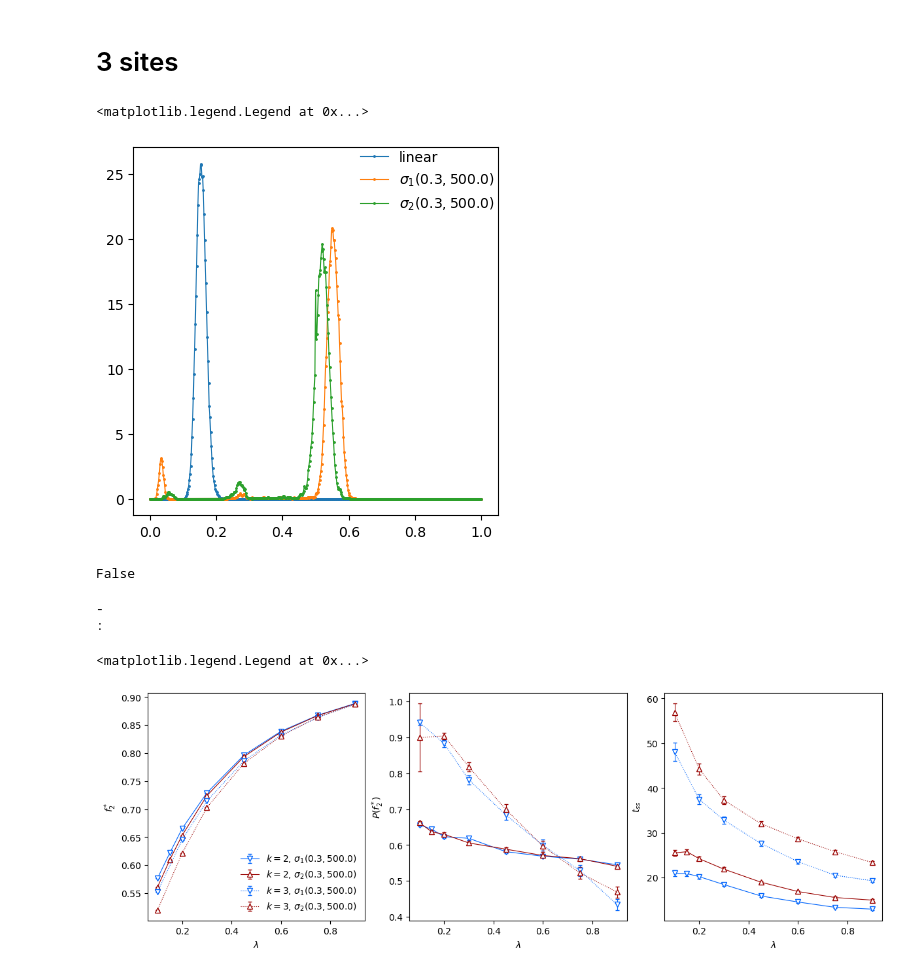
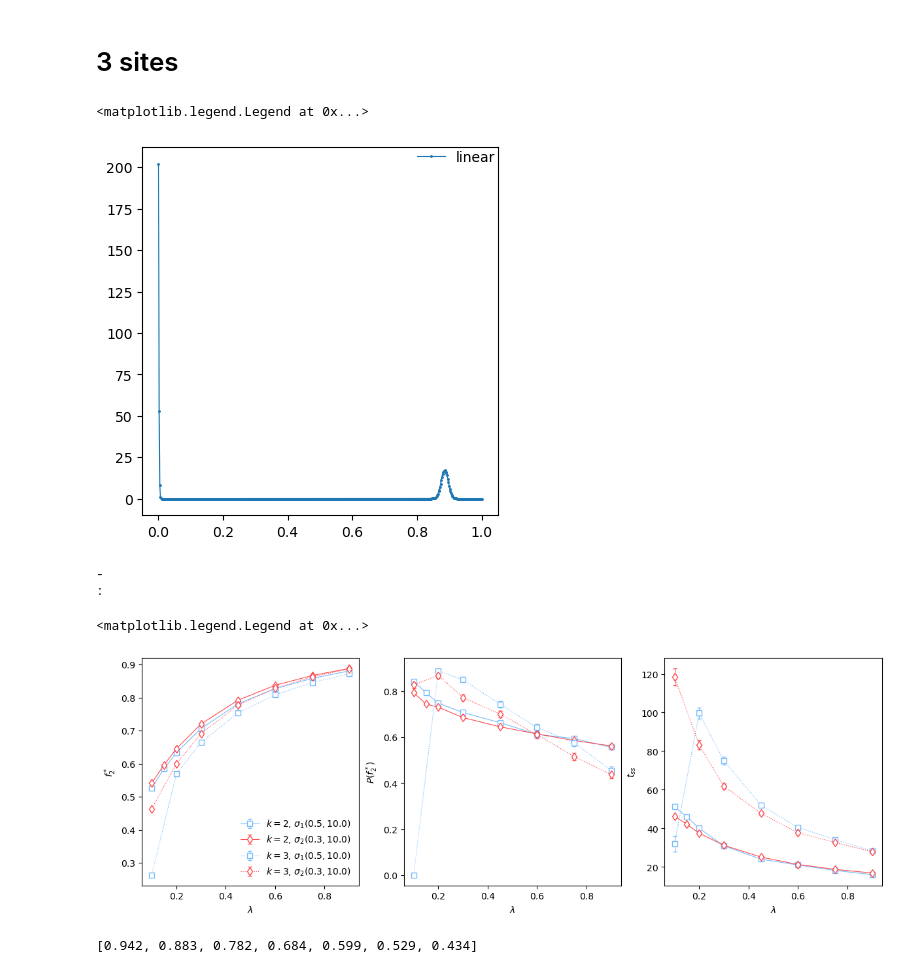
Before and after one commit to dmarchp/TFM_code, a Jupyter notebook: gillespie_sim_ci/cost_function.ipynb, the cells around one changed output. Cells and saved outputs as stored; diff of their text form; code cells hidden in the pictures.

```diff
--- a/gillespie_sim_ci/cost_function.ipynb
+++ b/gillespie_sim_ci/cost_function.ipynb
@@ -649,11 +654,11 @@ ax.errorbar(dfwinf['l'], dfwinf['f2win'], dfwinf['f2winerr'], lw=0.8, marker='o'
 # %% [markdown]
 # 3 sites
 # %%
-pis, qs, l, lci = [0.1, 0.1, 0.1], [8.0, 9.0, 10.0], 0.1, 1.0
+pis, qs, l, lci = [0.1, 0.1, 0.1], [8.0, 9.0, 10.0], 0.9, 1.0
 N, ic = 1000, 'N'
 
-# ci_kwargs_list = [[0, ], [1, 0.5, 10.0], [2, 0.3, 10.0]]
-ci_kwargs_list = [[0, ], [1, 0.3, 500.0], [2, 0.3, 500.0]]
+ci_kwargs_list = [[0, ], [1, 0.5, 10.0], [2, 0.3, 10.0]]
+# ci_kwargs_list = [[0, ], [1, 0.3, 500.0], [2, 0.3, 500.0]]
 
 pichain = '_'.join([str(pi) for pi in pis])
 qchain = '_'.join([str(q) for q in qs])
@@ -691,7 +696,7 @@ for i,(ci_kwargs,cilabel) in enumerate(zip(ci_kwargs_list,species)):
 fig.legend(frameon=False)
 # %% [output]
 <matplotlib.legend.Legend at 0x...>
-[figure, old version]
+[figure, new version]
 # %%
 # there may be 3 peaks; this is intented for selecting the highest one!
 def get_PeaksCutdic_ls_ksites(pis, qs, lci=1.0):
@@ -699,9 +704,9 @@ def get_PeaksCutdic_ls_ksites(pis, qs, lci=1.0):
     if pis[0] == 0.1 and pis[1] == 0.1 and pis[2] == 0.1 and qs[0] == 8.0 and qs[1] == 9.0 and qs[2] == 10.0 and lci == 1.0:
         ls = [0.1, 0.2, 0.3, 0.45, 0.6, 0.75, 0.9]
         peaksCut_dic = {
-            (0, ): [0.0, 0.0, 0.0, 0.4, 0.4, 0.4, 0.4], # to do
-            (1, 0.5, 10.0): [0.2, 0.2, 0.35, 0.4, 0.4, 0.4, 0.4], # to do
-            (2, 0.3, 10.0): [0.4, 0.4, 0.4, 0.4, 0.4, 0.4, 0.4], # to do
+            (0, ): [0.0, 0.0, 0.0, 0.4, 0.4, 0.4, 0.4],
+            (1, 0.5, 10.0): [0.0, 0.3, 0.4, 0.4, 0.4, 0.4, 0.4],
+            (2, 0.3, 10.0): [0.3, 0.3, 0.4, 0.4, 0.4, 0.4, 0.4],
             (1, 0.3, 500.0): [0.4, 0.4, 0.4, 0.4, 0.4, 0.4, 0.4],
             (2, 0.3, 500.0): [0.4, 0.4, 0.4, 0.4, 0.4, 0.4, 0.4]
         }
@@ -720,7 +725,6 @@ def getCostFuncData_ksites(pis, qs, ci_kwargs_list, lci=1.0, probsFromHist=False
     query_pis = ' & '.join([f'pi{i+1} == @pis[{i}]' for i in range(k)])
     query_qs = ' & '.join(f'q{i+1} == @qs[{i}]' for i in range(k))
     winerProbData = winerProbData.query(f'{query_pis} & {query_qs} & lci == @lci & ic == @ic & N == @N ')
-    # winerProbData = winerProbData.query('pi1 == @pis[0] & pi2 == @pis[1] & q1 == @qs[0] & q2 == @qs[1] & lci == @lci & ic == @ic & N == @N ') # adapt
     for ci_kwargs in ci_kwargs_list:
         ci_kwargs_chain = '_'.join([str(cikw) for cikw in ci_kwargs])
         costFuncData[ci_kwargs] = {'fkwinVal':[], 'probfkwinVal':[], 'tss':[], 'CF':[], 'fkwinValerr':[], 'probfkwinValerr':[], 'tsserr':[], 'CFerr':[]}
@@ -743,11 +747,20 @@ def getCostFuncData_ksites(pis, qs, ci_kwargs_list, lci=1.0, probsFromHist=False
                 costFuncData[ci_kwargs]['probfkwinVal'].append(probfkwin), costFuncData[ci_kwargs]['probfkwinValerr'].append(probfkwinerr)
             else:
                 # probfkwin = float(winerProbData.query('ci_kwargs == @cistr & l == @l')[f'f{k}'].iloc[0])
+                # print(winerProbData.query('ci_kwargs == @cistr & l == @l')['f3'])
                 Nrea = float(winerProbData.query('ci_kwargs == @cistr & l == @l')['Nrea'].iloc[0])
-                probsfiwin = [float(winerProbData.query('ci_kwargs == @cistr & l == @l')[f'f{i}'].iloc[0]) for i in range(1,k+1)]
+                probsfiwin = []
+                for i in range(1,k+1):
+                    fi = float(winerProbData.query('ci_kwargs == @cistr & l == @l')[f'f{i}'].iloc[0])
+                    probsfiwin.append(fi)
+                # probsfiwin_v2 = [float(winerProbData.query('ci_kwargs == @cistr & l == @l')[f'f{i}'].iloc[0]) for i in range(1,k+1)]
+                # print(probsfiwin, probsfiwin_v2)
+                # print(winerProbData.query('ci_kwargs == @cistr & l == @l')[f'f3'])
                 probfkwin = probsfiwin[-1]
-                if round(sum(probsfiwin),4) < 1:
+                if round(sum(probsfiwin),4) < 1 and round(sum(probsfiwin),4) > 0.0:
                     NreaStatData = sum(probsfiwin)*Nrea
+                elif round(sum(probsfiwin),4) == 0:
+                    NreaStatData = 1
                 else:
                     NreaStatData = Nrea
                 probfkwinerr = np.sqrt(probfkwin*(1-probfkwin)/NreaStatData)
@@ -757,18 +770,16 @@ def getCostFuncData_ksites(pis, qs, ci_kwargs_list, lci=1.0, probsFromHist=False
             cferr = (1/tss)*np.sqrt((probfkwin*fkwinValerr)**2+(fkwinVal*probfkwinerr)**2+(fkwinVal*probfkwin*tsserr/tss)**2)
             costFuncData[ci_kwargs]['CF'].append(cf), costFuncData[ci_kwargs]['CFerr'].append(cferr)
     return costFuncData, ls
-# %%
-round(0.999999,4) < 1
-# %% [output]
-False
 # %%
 pis3 = [0.1, 0.1, 0.1]
 qs3 = [8.0, 9.0, 10.0]
 lci = 1.0
 ls = [0.1, 0.2, 0.3, 0.45, 0.6, 0.75, 0.9]
 
-cfdata2, ls2 = getCostFuncData(pis3[1:], qs3[1:], 1.0)
-cfdata3, ls3 = getCostFuncData_ksites(pis3, qs3, ci_kwargs_list=[(1, 0.3, 500.0), (2, 0.3, 500.0)])
+# cfdata2, ls2 = getCostFuncData(pis3[1:], qs3[1:], 1.0)
+# cfdata3, ls3 = getCostFuncData_ksites(pis3, qs3, ci_kwargs_list=[(1, 0.3, 500.0), (2, 0.3, 500.0)])
+cfdata3, ls3 = getCostFuncData_ksites(pis3, qs3, ci_kwargs_list=[ (1, 0.5, 10.0), (2, 0.3, 10.0), ])
+# cfdata3, ls3 = getCostFuncData_ksites(pis3, qs3, ci_kwargs_list=[(0,), (1, 0.5, 10.0), (2, 0.3, 10.0)], probsFromHist=True)
 # %%
 fig, ax = plt.subplots(1,3, figsize=(12,4), constrained_layout=True)
 x = 1
@@ -788,38 +799,39 @@ ax[2].set(xlabel=r'$\lambda$', ylabel=r'$t_{ss}$')
 ebars = True
 # jitterer = np.linspace(-0.0,0.0, len(ci_kwargs_list))
 
 # ci_kwargs_list = [(0, ), (1, 0.5, 10.0), (2, 0.3, 10.0), (1, 0.3, 500.0), (2, 0.3, 500.0)]
 # color_seq = ['k', 'xkcd:sky blue', 'xkcd:light red', 'xkcd:bright blue', 'xkcd:deep red']
 # marker_seq = ['o', 's', 'd', 'v', '^']
 
-ci_kwargs_list = [(1, 0.3, 500.0), (2, 0.3, 500.0)]
-# ci_kwargs_list = [(1, 0.3, 500.0), ]
-color_seq = ['xkcd:bright blue', 'xkcd:deep red']
-# color_seq = ['xkcd:bright blue', ]
-marker_seq = ['v', '^']
-# marker_seq = ['v', ]
+# ci_kwargs_list = [(1, 0.3, 500.0), (2, 0.3, 500.0)]
+ci_kwargs_list = [(1, 0.5, 10.0), (2, 0.3, 10.0)]
 
 for k, klinest in zip([2, 3], ['-', ':']):
     if k == 2:
         cfdata, ls, sitelb = cfdata2, ls2, 2
     elif k == 3:
         cfdata, ls, sitelb = cfdata3, ls3, 'k'
     print(klinest)
-    for ci_kwargs, c, m in zip(ci_kwargs_list, color_seq, marker_seq):
+    for ci_kwargs in ci_kwargs_list:
+        c, m = ci_kwargs_dic[ci_kwargs]['color'], ci_kwargs_dic[ci_kwargs]['marker']
         # if (k == 2 and ci_kwargs[0] > 0):
         #     cilabel = fr"$\sigma_{ci_kwargs[0]} ({ci_kwargs[1]}, {ci_kwargs[2]})$"
         # elif k==2 and ci_kwargs[0]:
         #     cilabel = 'linear'
         # else:
         #     cilabel = '_nolabel_'
         cilabel = fr"$k={k}$, $\sigma_{ci_kwargs[0]} ({ci_kwargs[1]}, {ci_kwargs[2]})$" if ci_kwargs[0] > 0 else fr"$k={k}$, linear"
         ax[0].errorbar(ls, cfdata[tuple(ci_kwargs)][f'f{sitelb}winVal'], cfdata[tuple(ci_kwargs)][f'f{sitelb}winValerr'], lw=0.8, ls=klinest, marker=m, color=c, mfc='w', label=cilabel, capsize=2.0)
         ax[1].errorbar(ls, cfdata[tuple(ci_kwargs)][f'probf{sitelb}winVal'], cfdata[tuple(ci_kwargs)][f'probf{sitelb}winValerr'], lw=0.8, ls=klinest, marker=m, color=c, mfc='w', capsize=2.0)
         ax[2].errorbar(ls, cfdata[tuple(ci_kwargs)]['tss'], cfdata[tuple(ci_kwargs)]['tsserr'], lw=0.8, ls=klinest, marker=m, color=c, mfc='w', capsize=2.0)
 
 ax[0].legend(frameon=False)
 # %% [output]
 -
 :
 <matplotlib.legend.Legend at 0x...>
-[figure, old version]
+[figure, new version]
+# %%
+cfdata3[(1, 0.3, 500.0)]['probfkwinVal']
+# %% [output]
+[0.942, 0.883, 0.782, 0.684, 0.599, 0.529, 0.434]
```
Also changed, not shown: parts of 3 cells of this notebook, 2 other files.
